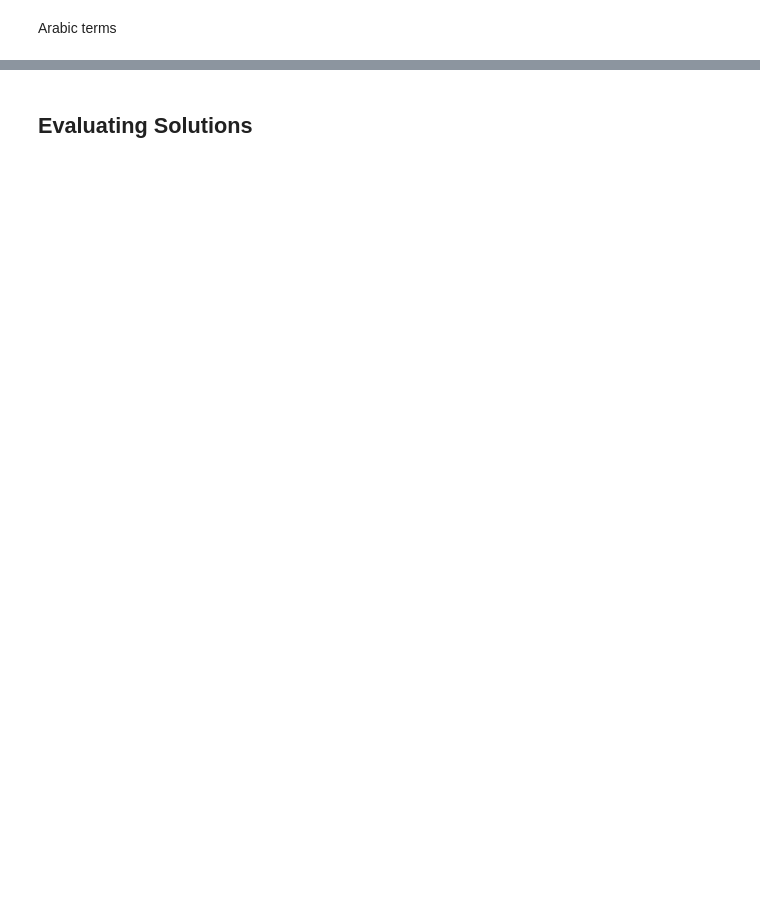
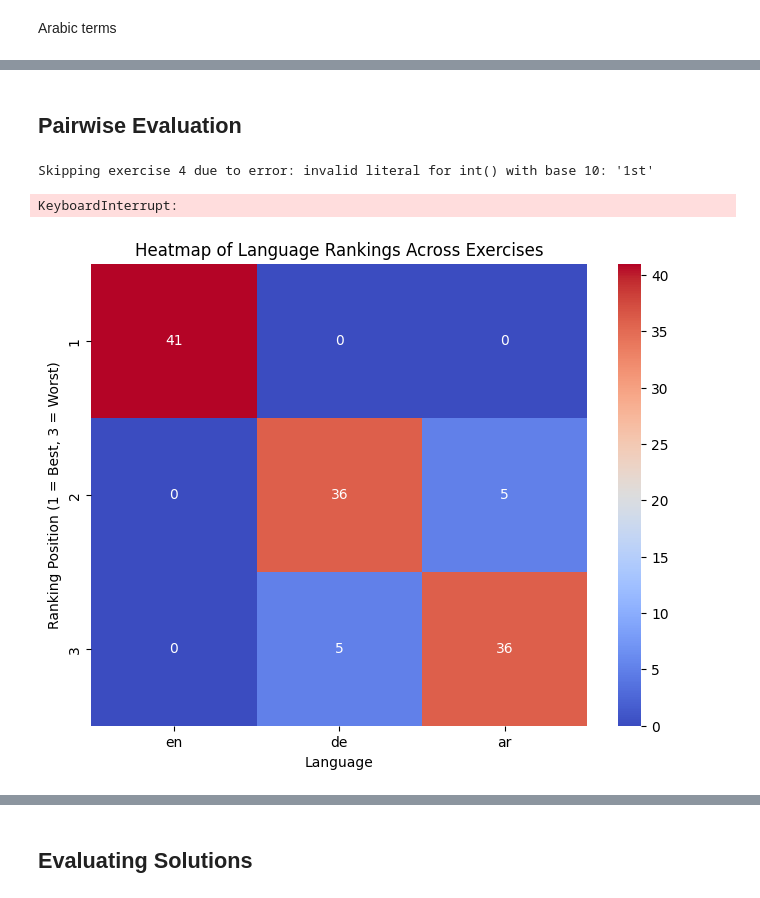
Before and after one commit to iug-htw/solution_evaluator, a Jupyter notebook: test_and_eval_pipeline.ipynb, the cells around one changed output, grey strips where cells are left out. Drawn from its saved outputs; the diff is of its cells as text; code cells hidden in the pictures; blank space fills up the shorter version.

```diff
--- a/test_and_eval_pipeline.ipynb
+++ b/test_and_eval_pipeline.ipynb
@@ -287,3 +290,5 @@ Extracting technical terms for task 295: A bakery produces 10 loaves of bread on
 Extracting technical terms for task 296: The cost of a monthly gym membership starts at $20 and increases by $5 for each additional family member; write an algebraic expression for the total cost base ...
 Extracting technical terms for task 297: A car rental company charges a base fee of $30 plus $15 for each day the car is rented; create an algebraic formula for the total cost in terms of the number o ...
 Extracted technical terms in Arabic saved to technical_terms_ar.csv
+# %% [markdown]
+## Pairwise Evaluation
@@ -289,0 +307,76 @@ Extracted technical terms in Arabic saved to technical_terms_ar.csv
+# %%
+from _7_pairwise_evaluation import evaluate_explanations
+
+# Run pairwise evaluation
+df_results = evaluate_explanations(solution_files)
+
+pd.set_option('display.max_colwidth', None)  # Ensure long explanations are visible
+print(df_results.head())
+# %% [output]
+Skipping exercise 4 due to error: invalid literal for int() with base 10: '1st'
+KeyboardInterrupt:
+# %%
+import ast
+import re
+
+expected_languages = list(solution_files.keys())  # ['en', 'de', 'ar']
+
+def parse_ranking(ranking_str):
+    """
+    Converts ranking strings from '[en: 1, de: 2, ar: 3]' into a proper Python dictionary.
+    """
+    try:
+        # Ensure it's a string before processing
+        if not isinstance(ranking_str, str):
+            return {}
+
+        # Convert placeholder names (Lang1, Lang2, Lang3) to correct language names
+        if "Lang1" in ranking_str and "Lang2" in ranking_str and "Lang3" in ranking_str:
+            for i, lang in enumerate(expected_languages):
+                ranking_str = ranking_str.replace(f"Lang{i+1}:", f"{lang}:")
+
+        # Convert format from `[en: 1, de: 2, ar: 3]` → `{"en": 1, "de": 2, "ar": 3}`
+        formatted_str = re.sub(r"(\w+):", r'"\1":', ranking_str)  # Add quotes around keys
+        formatted_str = formatted_str.replace("[", "{").replace("]", "}")  # Convert brackets to dict format
+        if '{' not in formatted_str:
+            formatted_str = '{' + formatted_str
+        if '}' not in formatted_str:
+            formatted_str = formatted_str + '}'
+
+        #  Convert to dictionary safely
+        ranking_dict = eval(formatted_str)  # Using eval carefully after regex formatting
+
+        # Ensure it returns a dictionary
+        if isinstance(ranking_dict, dict):
+            return ranking_dict
+        else:
+            return {}
+
+    except Exception as e:
+        print(f"Error parsing ranking: {ranking_str} -> {e}")
+        return {}
+
+df_results = pd.read_csv('ranked_explanation_evaluation.csv')
+
+# Apply the parsing function
+df_results["Ranking"] = df_results["Ranking"].apply(parse_ranking)
+
+
+# Convert ranking dictionary into a new dataframe
+rank_df = pd.DataFrame(df_results["Ranking"].to_list())
+
+# Rename columns based on the language keys
+rank_df.columns = solution_files.keys()
+
+# Count how often each language gets each ranking position
+ranking_counts = rank_df.apply(pd.Series.value_counts).fillna(0).astype(int)
+
+# Plot heatmap
+plt.figure(figsize=(8, 6))
+sns.heatmap(ranking_counts, annot=True, cmap="coolwarm", fmt="d")
+plt.title("Heatmap of Language Rankings Across Exercises")
+plt.xlabel("Language")
+plt.ylabel("Ranking Position (1 = Best, 3 = Worst)")
+plt.show()
+# %% [output]
+[figure, added]
```
Also changed, not shown: parts of 18 cells of this notebook, 18 other files.
